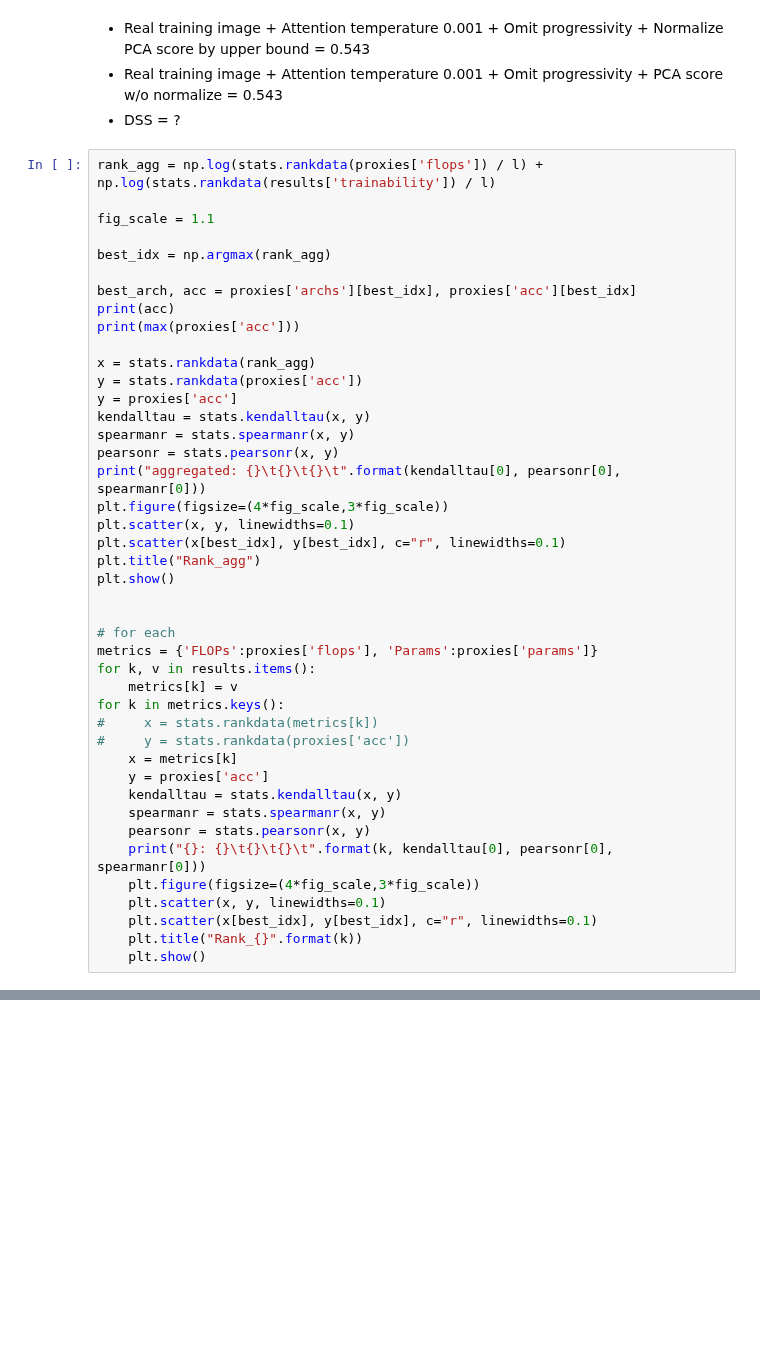
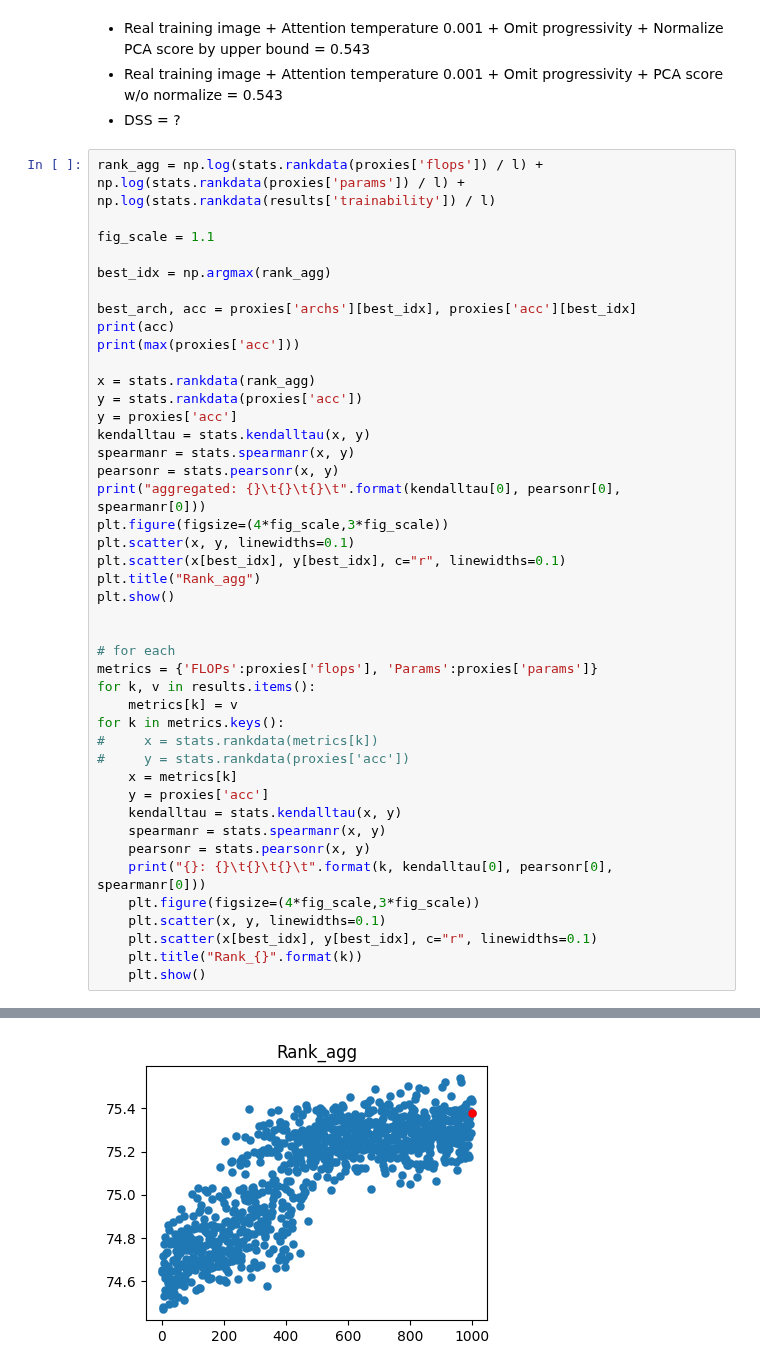
Before and after one commit to cvlab-yonsei/AZ-NAS, a Jupyter notebook: ImageNet_AutoFormer/correlation.ipynb, the cells around one changed output, grey strips where cells are left out. Saved outputs shown, nothing was run; the diff lists cells and outputs as text; blank space fills up the shorter version.

```diff
--- a/ImageNet_AutoFormer/correlation.ipynb
+++ b/ImageNet_AutoFormer/correlation.ipynb
@@ -201,7 +203,7 @@ proxy_acc = proxies['acc']
 - Real training image + Attention temperature 0.001 + Omit progressivity + PCA score w/o normalize = 0.543
 - DSS = ?
 # %%
-rank_agg = np.log(stats.rankdata(proxies['flops']) / l) + np.log(stats.rankdata(results['trainability']) / l)
+rank_agg = np.log(stats.rankdata(proxies['flops']) / l) + np.log(stats.rankdata(proxies['params']) / l) + np.log(stats.rankdata(results['trainability']) / l)
 
 fig_scale = 1.1
 
@@ -243,3 +245,4 @@ for k in metrics.keys():
     plt.scatter(x[best_idx], y[best_idx], c="r", linewidths=0.1)
     plt.title("Rank_{}".format(k))
     plt.show()
+# %% [output]
@@ -245,0 +252 @@ for k in metrics.keys():
+[figure, added]
```
Also changed, not shown: parts of 2 cells of this notebook, 5 other files.
